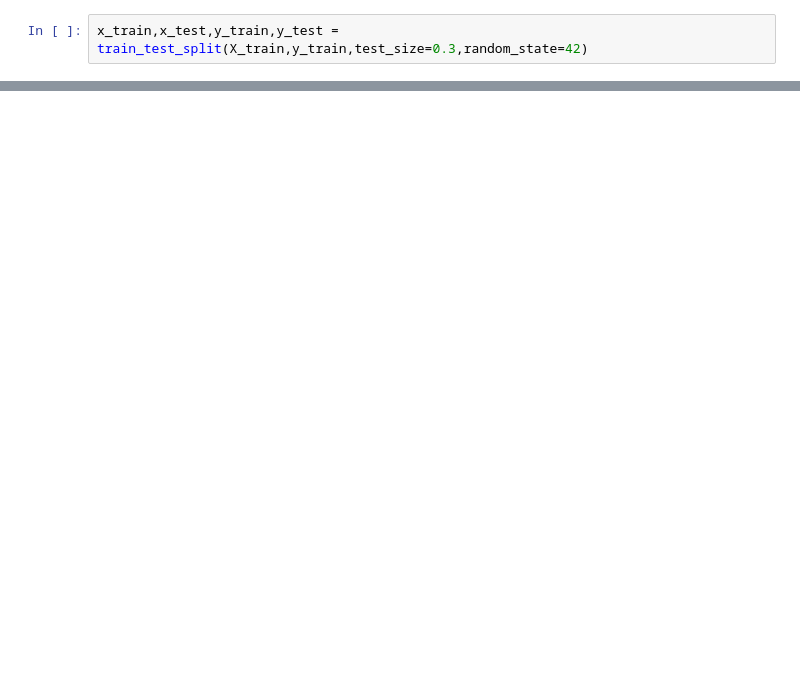
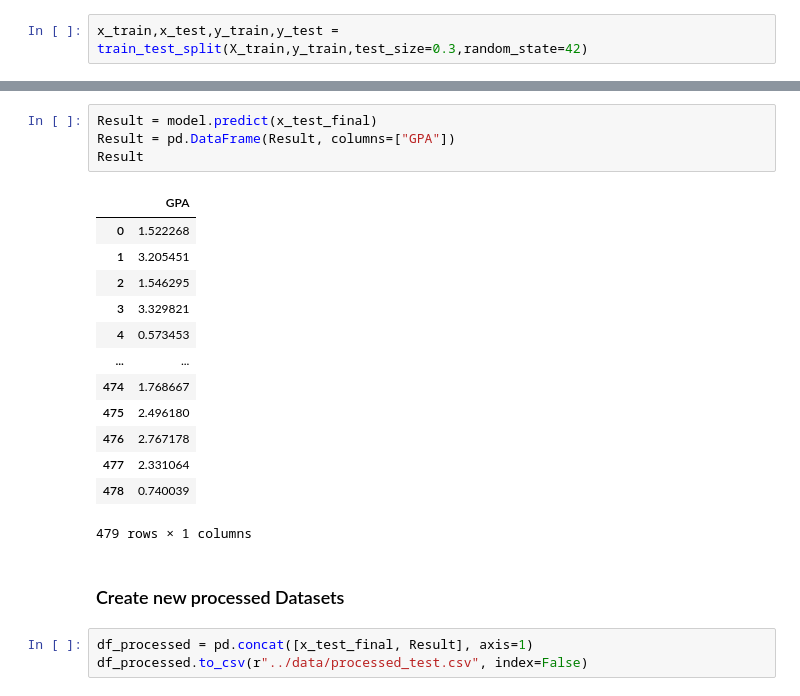
Before and after one commit to DaniaylIranMehr/GPA-Calculator, a Jupyter notebook: notebook/AVG.ipynb, the cells around one changed output, grey strips where cells are left out. Saved outputs shown, nothing was run; the diff lists cells and outputs as text; blank space fills up the shorter version.

```diff
--- a/notebook/AVG.ipynb
+++ b/notebook/AVG.ipynb
@@ -103,0 +150,23 @@ x_train,x_test,y_train,y_test = train_test_split(X_train,y_train,test_size=0.3,r
+# %%
+Result = model.predict(x_test_final)
+Result = pd.DataFrame(Result, columns=["GPA"])
+Result
+# %% [output]
+|  | GPA |
+| 0 | 1.522268 |
+| 1 | 3.205451 |
+| 2 | 1.546295 |
+| 3 | 3.329821 |
+| 4 | 0.573453 |
+| ... | ... |
+| 474 | 1.768667 |
+| 475 | 2.496180 |
+| 476 | 2.767178 |
+| 477 | 2.331064 |
+| 478 | 0.740039 |
+479 rows × 1 columns
+# %% [markdown]
+### Create new processed Datasets
+# %%
+df_processed = pd.concat([x_test_final, Result], axis=1)
+df_processed.to_csv(r"../data/processed_test.csv", index=False)
```
Also changed, not shown: parts of 14 cells of this notebook, 2 other files.
